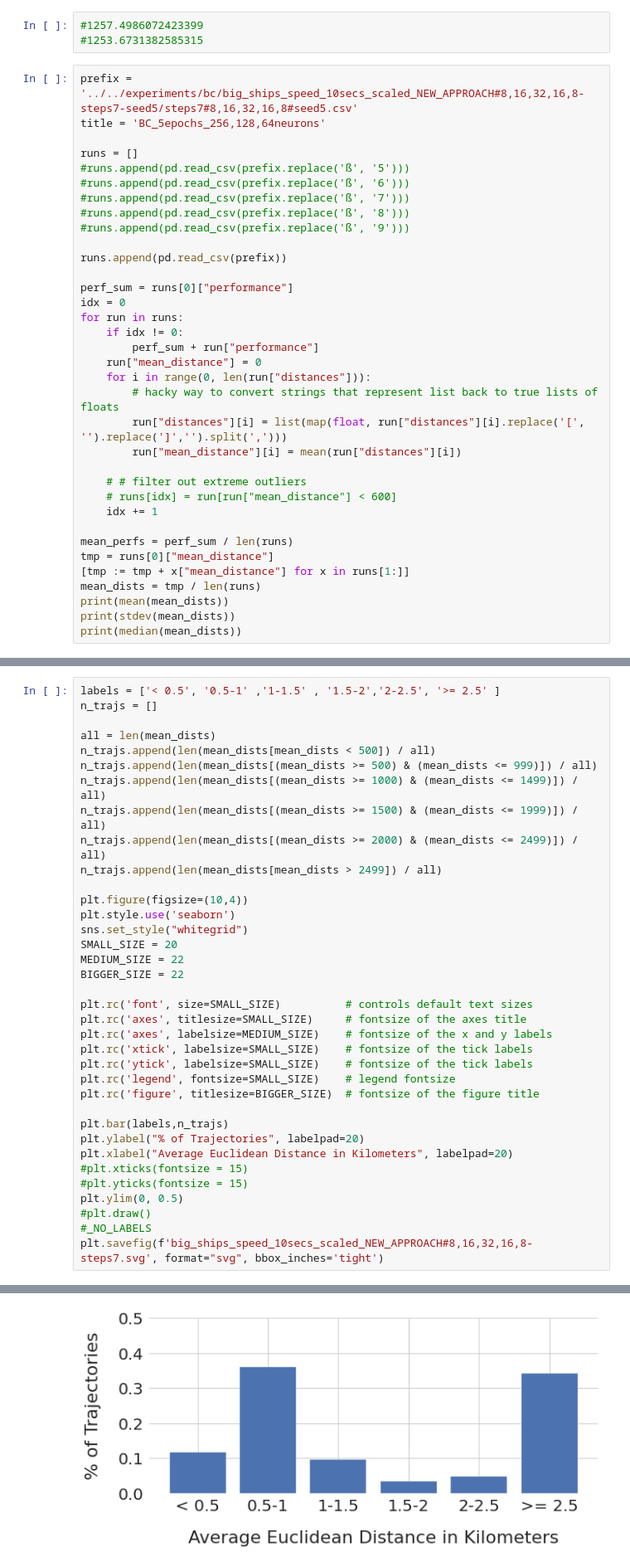
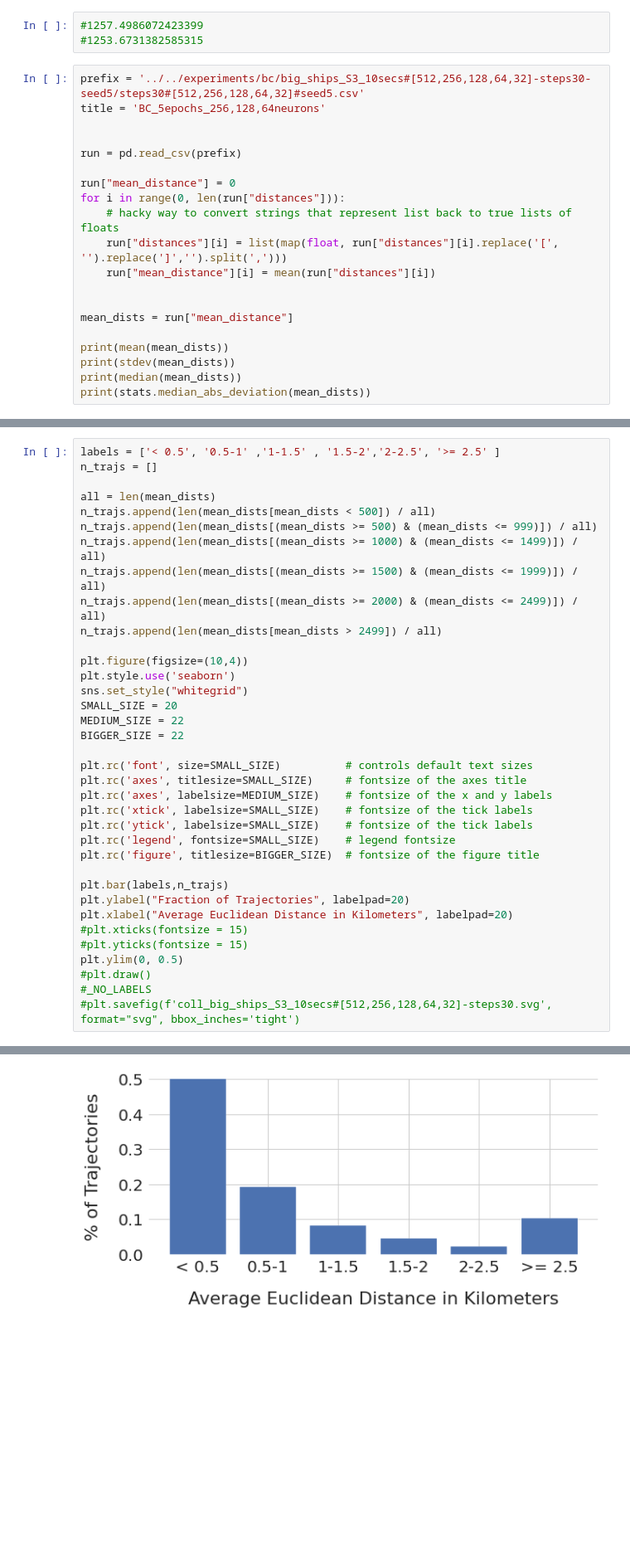
Before and after one commit to kono94/ship-path-prediction, a Jupyter notebook: deeprl/scripts/metrics.ipynb, the cells around one changed output, grey strips where cells are left out. Shown: that part at 83% size. Cells and saved outputs as stored; diff of their text form; blank space fills up the shorter version.

```diff
--- a/deeprl/scripts/metrics.ipynb
+++ b/deeprl/scripts/metrics.ipynb
@@ -8,40 +9,25 @@ import seaborn as sns
 #1257.4986072423399
 #1253.6731382585315
 # %%
-prefix = '../../experiments/bc/big_ships_speed_10secs_scaled_NEW_APPROACH#8,16,32,16,8-steps7-seed5/steps7#8,16,32,16,8#seed5.csv'
+prefix = '../../experiments/bc/big_ships_S3_10secs#[512,256,128,64,32]-steps30-seed5/steps30#[512,256,128,64,32]#seed5.csv'
 title = 'BC_5epochs_256,128,64neurons'
 
-runs = []
-#runs.append(pd.read_csv(prefix.replace('ß', '5')))
-#runs.append(pd.read_csv(prefix.replace('ß', '6')))
-#runs.append(pd.read_csv(prefix.replace('ß', '7')))
-#runs.append(pd.read_csv(prefix.replace('ß', '8')))
-#runs.append(pd.read_csv(prefix.replace('ß', '9')))
 
-runs.append(pd.read_csv(prefix))
+run = pd.read_csv(prefix)
 
-perf_sum = runs[0]["performance"]
-idx = 0
-for run in runs:
-    if idx != 0:
-        perf_sum + run["performance"]
-    run["mean_distance"] = 0
-    for i in range(0, len(run["distances"])):
-        # hacky way to convert strings that represent list back to true lists of floats
-        run["distances"][i] = list(map(float, run["distances"][i].replace('[', '').replace(']','').split(',')))
-        run["mean_distance"][i] = mean(run["distances"][i])
+run["mean_distance"] = 0
+for i in range(0, len(run["distances"])):
+    # hacky way to convert strings that represent list back to true lists of floats
+    run["distances"][i] = list(map(float, run["distances"][i].replace('[', '').replace(']','').split(',')))
+    run["mean_distance"][i] = mean(run["distances"][i])
 
-    # # filter out extreme outliers
-    # runs[idx] = run[run["mean_distance"] < 600]
-    idx += 1
 
-mean_perfs = perf_sum / len(runs)
-tmp = runs[0]["mean_distance"]
-[tmp := tmp + x["mean_distance"] for x in runs[1:]]
-mean_dists = tmp / len(runs)
+mean_dists = run["mean_distance"]
+
 print(mean(mean_dists))
 print(stdev(mean_dists))
 print(median(mean_dists))
+print(stats.median_abs_deviation(mean_dists))
 # %% [output]
 A value is trying to be set on a copy of a slice from a DataFrame
 
@@ -86,12 +209,12 @@ plt.rc('legend', fontsize=SMALL_SIZE)    # legend fontsize
 plt.rc('figure', titlesize=BIGGER_SIZE)  # fontsize of the figure title
 
 plt.bar(labels,n_trajs)
-plt.ylabel("% of Trajectories", labelpad=20)
+plt.ylabel("Fraction of Trajectories", labelpad=20)
 plt.xlabel("Average Euclidean Distance in Kilometers", labelpad=20)
 #plt.xticks(fontsize = 15)
 #plt.yticks(fontsize = 15)
 plt.ylim(0, 0.5)
 #plt.draw()
 #_NO_LABELS
-plt.savefig(f'big_ships_speed_10secs_scaled_NEW_APPROACH#8,16,32,16,8-steps7.svg', format="svg", bbox_inches='tight')
+#plt.savefig(f'coll_big_ships_S3_10secs#[512,256,128,64,32]-steps30.svg', format="svg", bbox_inches='tight')
 # %% [output]
@@ -98,4 +222,4 @@ plt.savefig(f'big_ships_speed_10secs_scaled_NEW_APPROACH#8,16,32,16,8-steps7.svg
-[figure, old version]
+[figure, new version]
 # %%
 print(mean(mean_dists))
 print(stdev(mean_dists))
```
Also changed, not shown: parts of 17 cells of this notebook, 11 other files.
